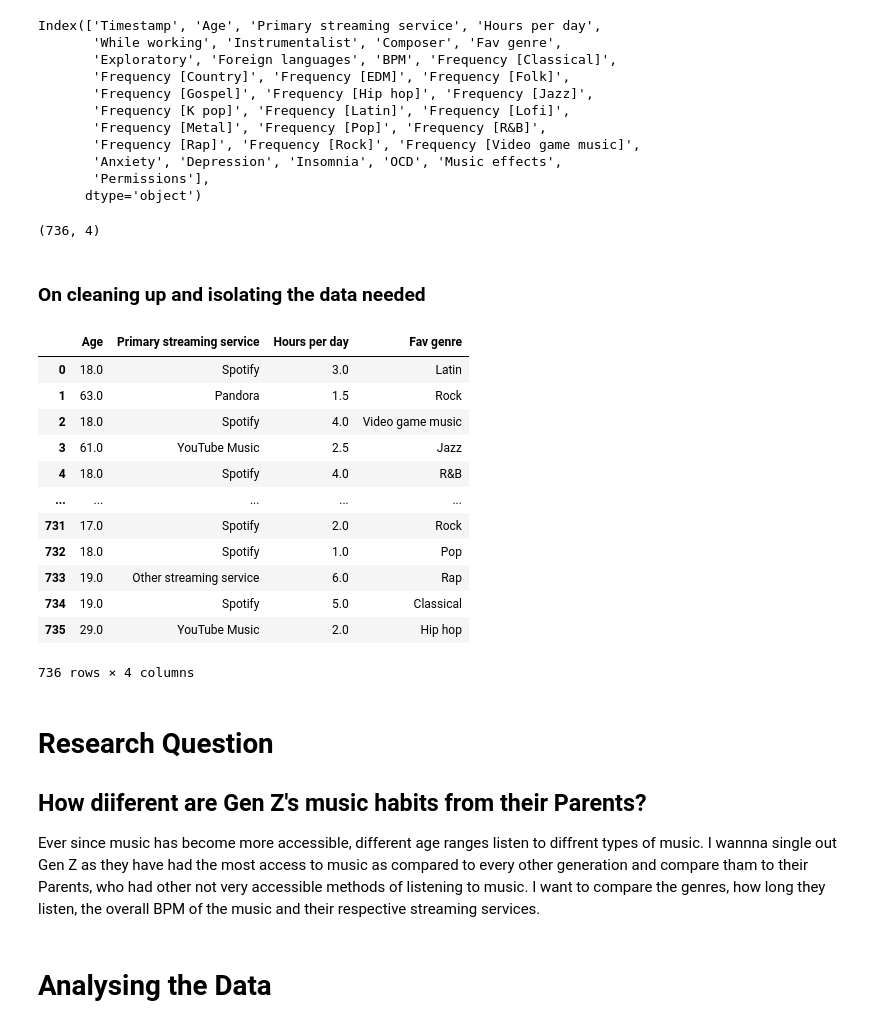
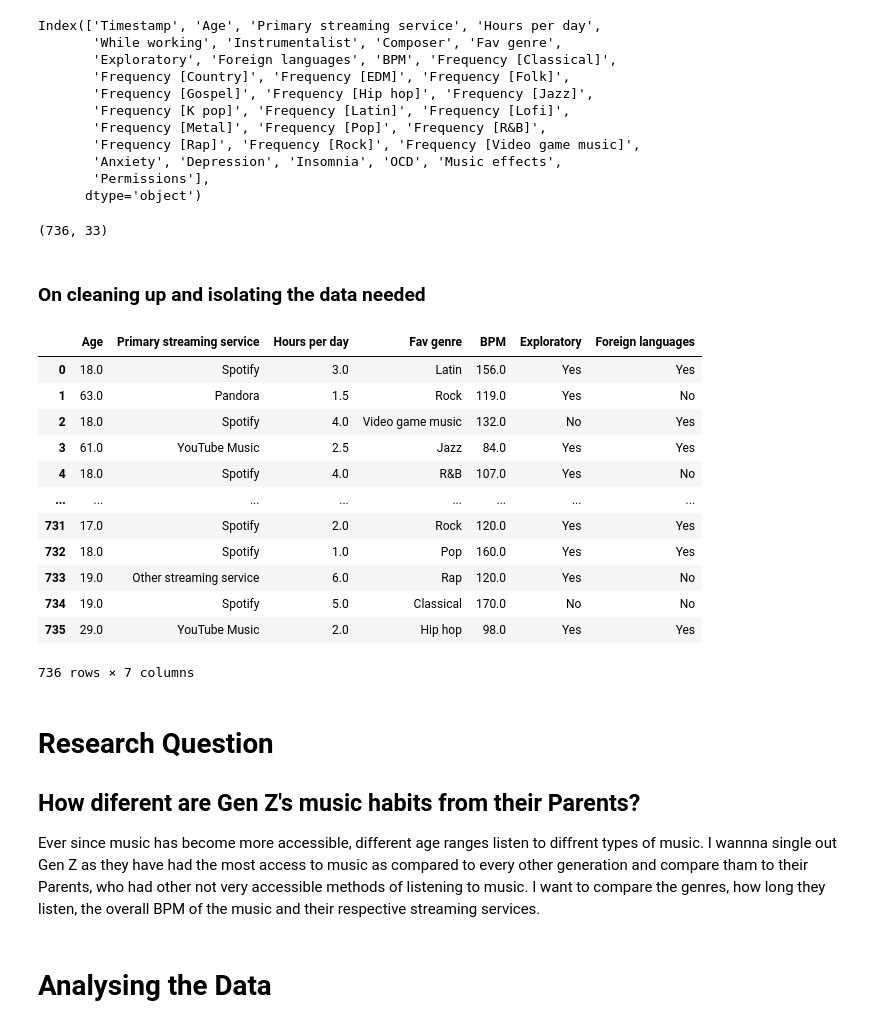
Before and after one commit to ubco-W2022T2-data301/project-group29, a Jupyter notebook: analysis/analysis2.ipynb, the cells around one changed output. Drawn from its saved outputs; the diff is of its cells as text; code cells hidden in the pictures.

```diff
--- a/analysis/analysis2.ipynb
+++ b/analysis/analysis2.ipynb
@@ -52,33 +52,33 @@ Index(['Timestamp', 'Age', 'Primary streaming service', 'Hours per day',
        'Permissions'],
       dtype='object')
 # %%
-dataload.shape
+dataload_1.shape
 # %% [output]
-(736, 4)
+(736, 33)
 # %% [markdown]
 ### On cleaning up and isolating the data needed
 # %%
-dataload = dataload_1[["Age", "Primary streaming service", "Hours per day", "Fav genre"]]
+dataload = dataload_1[["Age", "Primary streaming service", "Hours per day", "Fav genre","BPM", "Exploratory", "Foreign languages"]]
 dataload.dropna()
 dataload
 # %% [output]
-|  | Age | Primary streaming service | Hours per day | Fav genre |
-| 0 | 18.0 | Spotify | 3.0 | Latin |
-| 1 | 63.0 | Pandora | 1.5 | Rock |
-| 2 | 18.0 | Spotify | 4.0 | Video game music |
-| 3 | 61.0 | YouTube Music | 2.5 | Jazz |
-| 4 | 18.0 | Spotify | 4.0 | R&B |
-| ... | ... | ... | ... | ... |
-| 731 | 17.0 | Spotify | 2.0 | Rock |
-| 732 | 18.0 | Spotify | 1.0 | Pop |
-| 733 | 19.0 | Other streaming service | 6.0 | Rap |
-| 734 | 19.0 | Spotify | 5.0 | Classical |
-| 735 | 29.0 | YouTube Music | 2.0 | Hip hop |
+|  | Age | Primary streaming service | Hours per day | Fav genre | BPM | Exploratory | Foreign languages |
+| 0 | 18.0 | Spotify | 3.0 | Latin | 156.0 | Yes | Yes |
+| 1 | 63.0 | Pandora | 1.5 | Rock | 119.0 | Yes | No |
+| 2 | 18.0 | Spotify | 4.0 | Video game music | 132.0 | No | Yes |
+| 3 | 61.0 | YouTube Music | 2.5 | Jazz | 84.0 | Yes | Yes |
+| 4 | 18.0 | Spotify | 4.0 | R&B | 107.0 | Yes | No |
+| ... | ... | ... | ... | ... | ... | ... | ... |
+| 731 | 17.0 | Spotify | 2.0 | Rock | 120.0 | Yes | Yes |
+| 732 | 18.0 | Spotify | 1.0 | Pop | 160.0 | Yes | Yes |
+| 733 | 19.0 | Other streaming service | 6.0 | Rap | 120.0 | Yes | No |
+| 734 | 19.0 | Spotify | 5.0 | Classical | 170.0 | No | No |
+| 735 | 29.0 | YouTube Music | 2.0 | Hip hop | 98.0 | Yes | Yes |
-736 rows × 4 columns
+736 rows × 7 columns
 # %% [markdown]
 # Research Question
 
-## How diiferent are Gen Z's music habits from their Parents?
+## How diferent are Gen Z's music habits from their Parents?
 
 Ever since music has become more accessible, different age ranges listen to diffrent types of music. I wannna single out Gen Z as they have had the most access to music as compared to every other generation and compare tham to their Parents, who  had other not very accessible methods of listening to music. I want to compare the genres, how long they listen, the overall BPM of the music and their respective streaming services.
 # %% [markdown]
```
Also changed, not shown: parts of 10 cells of this notebook.
